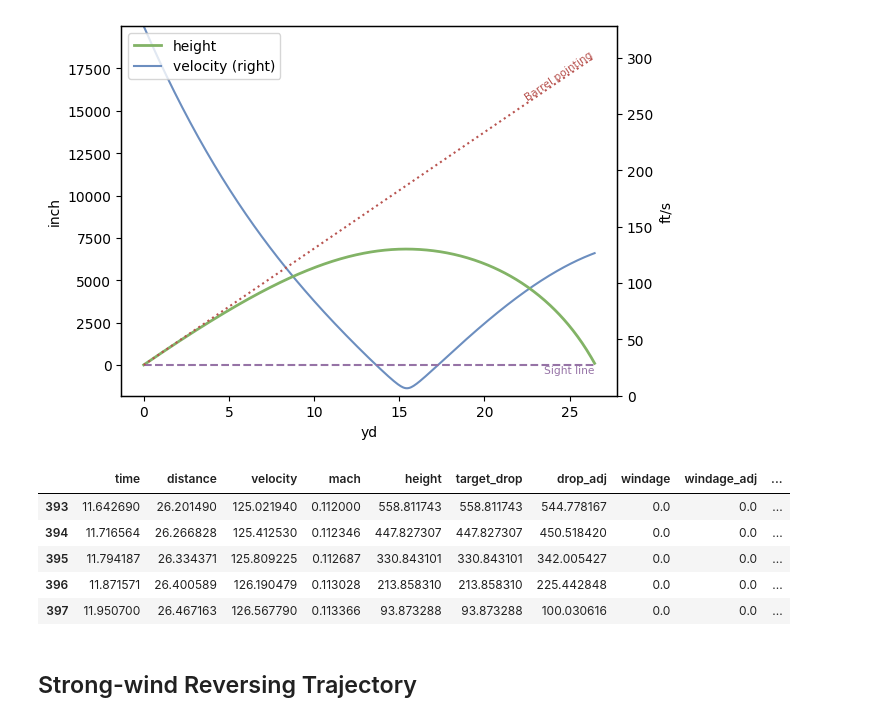
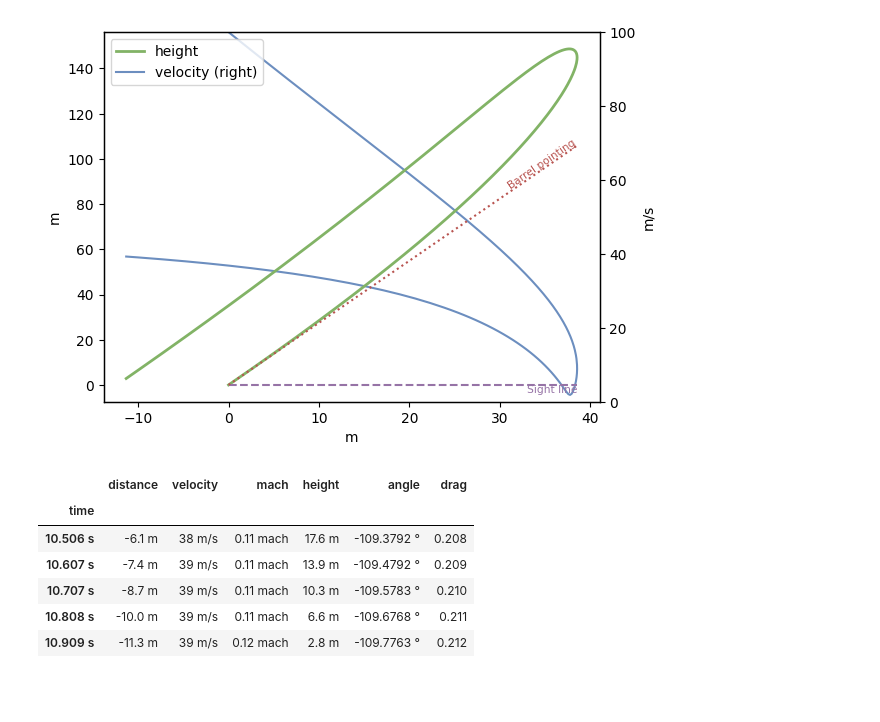
Before and after one commit to o-murphy/py-ballisticcalc, a Jupyter notebook: ExtremeExamples.ipynb, the cells around one changed output. Drawn from its saved outputs; the diff is of its cells as text; code cells hidden in the pictures; blank space fills up the shorter version.

```diff
--- a/ExtremeExamples.ipynb
+++ b/ExtremeExamples.ipynb
@@ -62,0 +25,24 @@ df.tail()
+# %%
+drag_model = DragModel(bc=0.03, drag_table=TableG1)  # Projectile has G1 BC of 0.03
+zero = Shot(weapon=Weapon(),
+            ammo=Ammo(drag_model, Velocity.MPS(500)),  # Muzzle velocity is 500m/s
+            atmo=Atmo(altitude=Distance.Meter(1000)),  # Shot is fired at an altitude of 1000m ASL
+            relative_angle=Angular.Degree(2.0)  # Point barrel 2° above horizon
+            )
+
+calc = Calculator(_config={
+    "cMinimumVelocity": 0,  # Run simulation as long as velocity is non-zero
+    "cMinimumAltitude": 0,  # Stop simulation at sea level
+})
+
+# Compute trajectory out to horizontal range of 1000m
+hit_result, err = must_fire(calc, zero, Distance.Meter(1000), extra_data=True, time_step=0.1)
+
+if err:
+    logger.warning("%s, trajectory incomplete", err)
+
+# Plot trajectory
+from py_ballisticcalc.visualize.plot import show_hit_result_plot
+#matplotlib.use('TkAgg')
+p = hit_result.plot()
+show_hit_result_plot()
@@ -87,20 +137,17 @@ WARNING:py_balcalc:Max range not reached: (Maximum drop reached), last distance:
 # %%
-ammo = Ammo(drag_model, Velocity.MPS(100))
-
-zero = Shot(weapon=weapon,
-            ammo=ammo,
-            relative_angle=Angular.Degree(87.0))
-
-calc = Calculator(_config={
-    "cMinimumVelocity": 0,
-    "cMinimumAltitude": 0,
-})
+zero = Shot(weapon=Weapon(),
+            ammo=Ammo(drag_model, Velocity.MPS(100)),
+            relative_angle=Angular.Degree(70.0))
+zero.winds = [Wind(Velocity.MPS(20), Angular.OClock(6))]
 
 hit_result, err = must_fire(calc, zero, Distance.Meter(1000), extra_data=True, time_step=0.1)
-
 if err:
     logger.warning("%s, trajectory incomplete", err)
 
 p = hit_result.plot()
 show_hit_result_plot()
+
+df = hit_result.dataframe(True).drop(['target_drop', 'drop_adj', 'windage', 'windage_adj', 'look_distance', 'density_factor', 'energy', 'ogw', 'flag'], axis=1).set_index('time')
+df.to_clipboard()
+df.tail()
 # %% [output]
@@ -108,14 +155,8 @@ WARNING:py_balcalc:Max range not reached: (Minimum altitude reached), last dista
-[figure, old version]
+[figure, new version]
+|  | distance | velocity | mach | height | angle | drag |
+| time |  |  |  |  |  |  |
+| 10.506 s | -6.1 m | 38 m/s | 0.11 mach | 17.6 m | -109.3792 ° | 0.208 |
+| 10.607 s | -7.4 m | 39 m/s | 0.11 mach | 13.9 m | -109.4792 ° | 0.209 |
+| 10.707 s | -8.7 m | 39 m/s | 0.11 mach | 10.3 m | -109.5783 ° | 0.210 |
+| 10.808 s | -10.0 m | 39 m/s | 0.11 mach | 6.6 m | -109.6768 ° | 0.211 |
+| 10.909 s | -11.3 m | 39 m/s | 0.12 mach | 2.8 m | -109.7763 ° | 0.212 |
-# %%
-df = hit_result.dataframe()
-df.to_clipboard()
-df.tail()
-# %% [output]
-|  | time | distance | velocity | mach | height | target_drop | drop_adj | windage | windage_adj | ... |
-| 393 | 11.642690 | 26.201490 | 125.021940 | 0.112000 | 558.811743 | 558.811743 | 544.778167 | 0.0 | 0.0 | ... |
-| 394 | 11.716564 | 26.266828 | 125.412530 | 0.112346 | 447.827307 | 447.827307 | 450.518420 | 0.0 | 0.0 | ... |
-| 395 | 11.794187 | 26.334371 | 125.809225 | 0.112687 | 330.843101 | 330.843101 | 342.005427 | 0.0 | 0.0 | ... |
-| 396 | 11.871571 | 26.400589 | 126.190479 | 0.113028 | 213.858310 | 213.858310 | 225.442848 | 0.0 | 0.0 | ... |
-| 397 | 11.950700 | 26.467163 | 126.567790 | 0.113366 | 93.873288 | 93.873288 | 100.030616 | 0.0 | 0.0 | ... |
-# %% [markdown]
-## Strong-wind Reversing Trajectory
```
Also changed, not shown: parts of 24 cells of this notebook.
